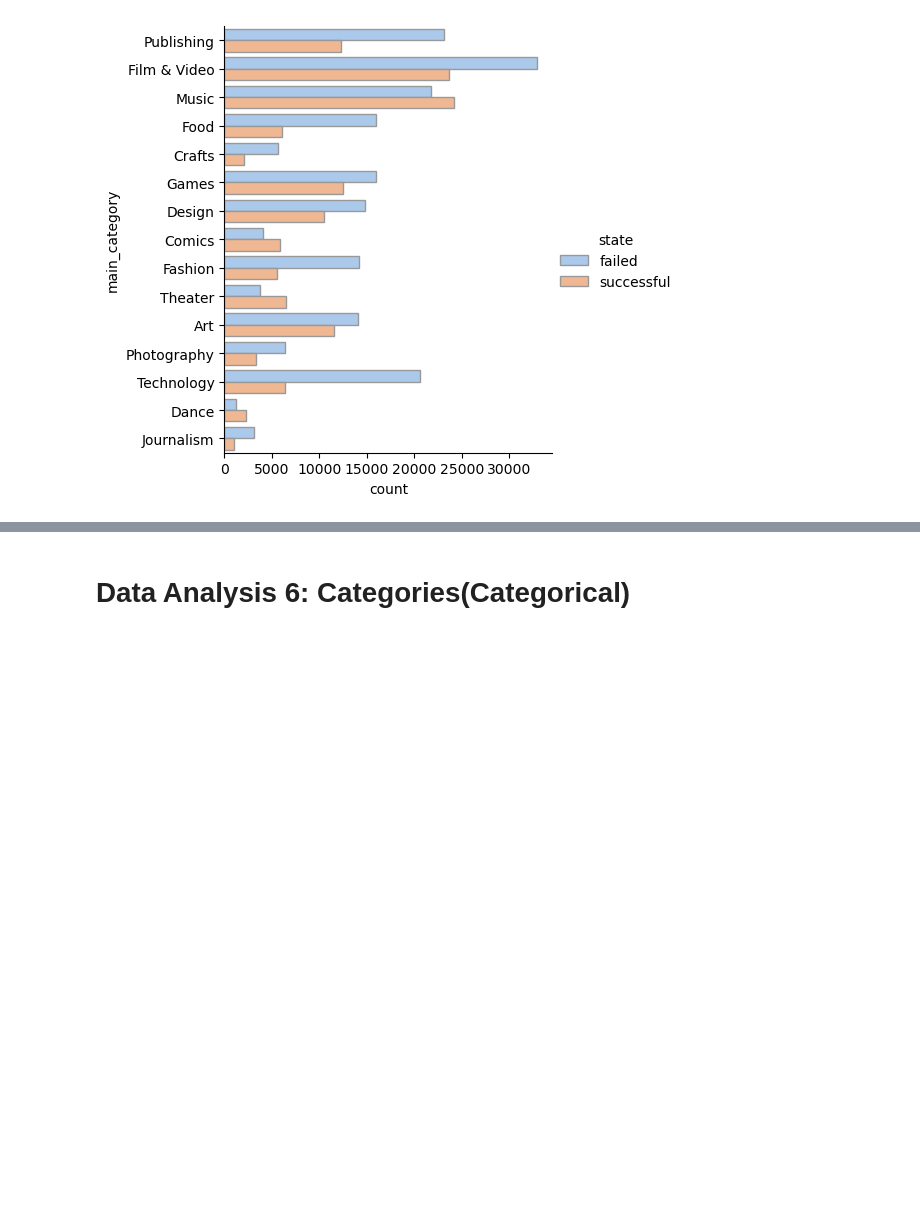
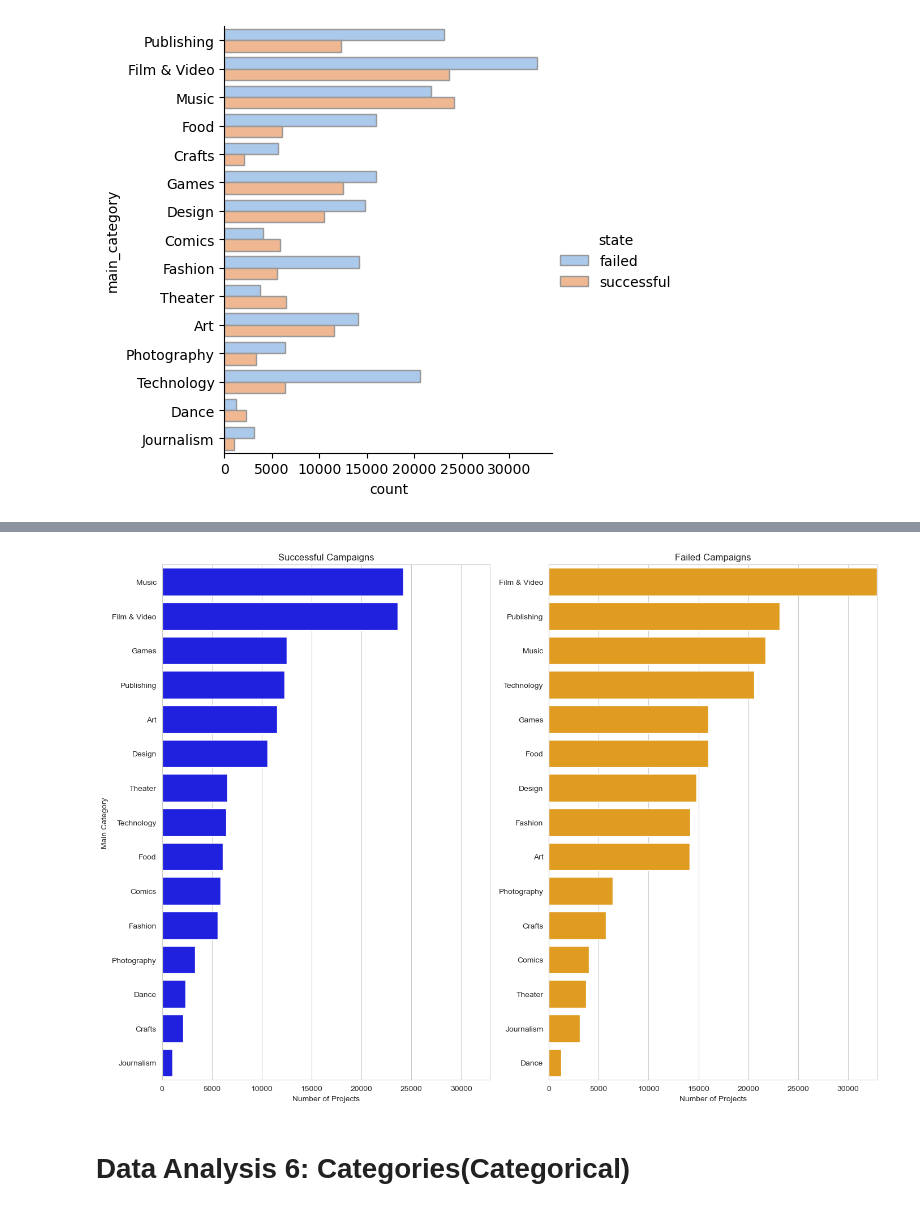
Before and after one commit to yongcake/SC1015-Project, a Jupyter notebook: Kickstarter Project Prediction.ipynb, the cells around one changed output, grey strips where cells are left out. Cells and saved outputs as stored; diff of their text form; code cells hidden in the pictures; blank space fills up the shorter version.

```diff
--- a/Kickstarter Project Prediction.ipynb
+++ b/Kickstarter Project Prediction.ipynb
@@ -492,3 +532,43 @@ sb.catplot(data=category, y="main_category", hue="state", kind="count",palette="
+# %%
+success_failures = category.groupby(['main_category', 'state']).size().unstack(fill_value=0)
+success_failures['successful'] = success_failures['successful'].fillna(0)
+success_failures['failed'] = success_failures['failed'].fillna(0)
+
+# Sort the categories by the number of successful projects in descending order
+sorted_categories_success = success_failures['successful'].sort_values(ascending=False).index
+sorted_categories_failure = success_failures['failed'].sort_values(ascending=False).index
+
+# Sorting the dataframe according to the sorted categories
+success_sorted = success_failures.loc[sorted_categories_success]
+failures_sorted = success_failures.loc[sorted_categories_failure]
+
+
+plt.figure(figsize=(14, 10))
+
+# Plot for successful campaigns
+plt.subplot(1, 2, 1)
+sns.barplot(x=success_failures.loc[sorted_categories_success]['successful'], y=success_sorted.index, color='blue', orient='h')
+plt.title('Successful Campaigns')
+plt.xlabel('Number of Projects')
+plt.ylabel('Main Category')
+
+# Plot for failed campaigns
+plt.subplot(1, 2, 2)
+sns.barplot(x=success_failures.loc[sorted_categories_failure]['failed'], y=failures_sorted.index, color='orange', orient='h')
+plt.title('Failed Campaigns')
+plt.xlabel('Number of Projects')
+plt.ylabel('')
+
+# Set the x-limits to be equal for comparison
+max_limit = max(success_failures_sorted['successful'].max(), success_failures_sorted['failed'].max())
+plt.subplot(1, 2, 1).set_xlim(0, max_limit)
+plt.subplot(1, 2, 2).set_xlim(0, max_limit)
+
+# Improve layout to avoid overlapping
+plt.tight_layout()
+plt.show()
+# %% [output]
+[figure, added]
 # %% [markdown]
 # Data Analysis 6: Categories(Categorical)
 # %% [markdown]
```
Also changed, not shown: parts of 21 cells of this notebook.
